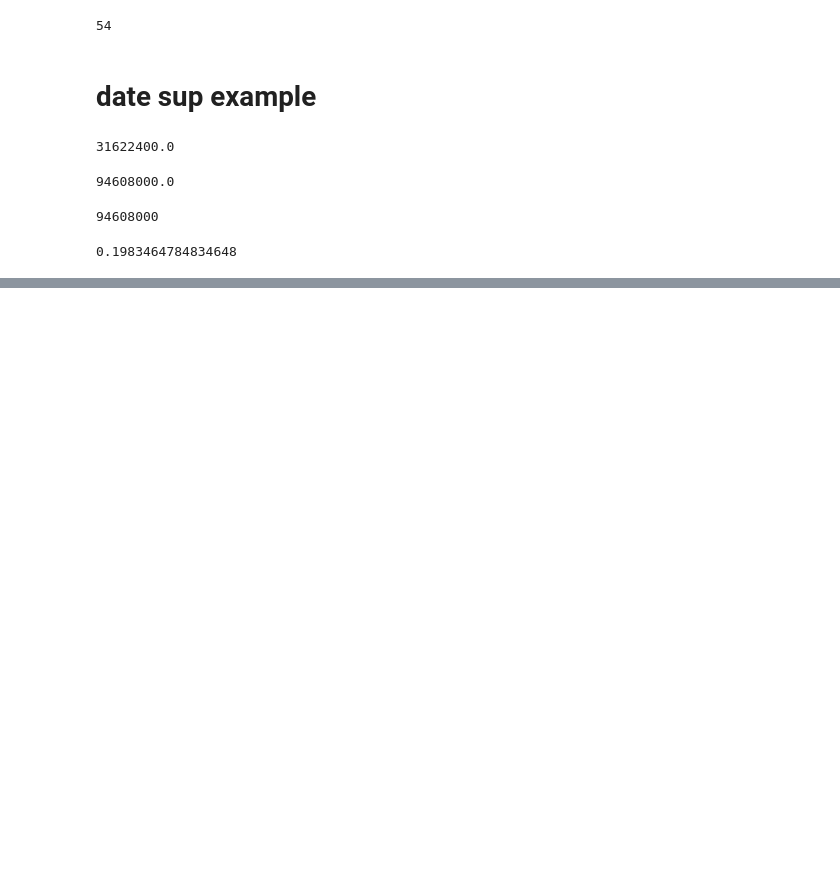
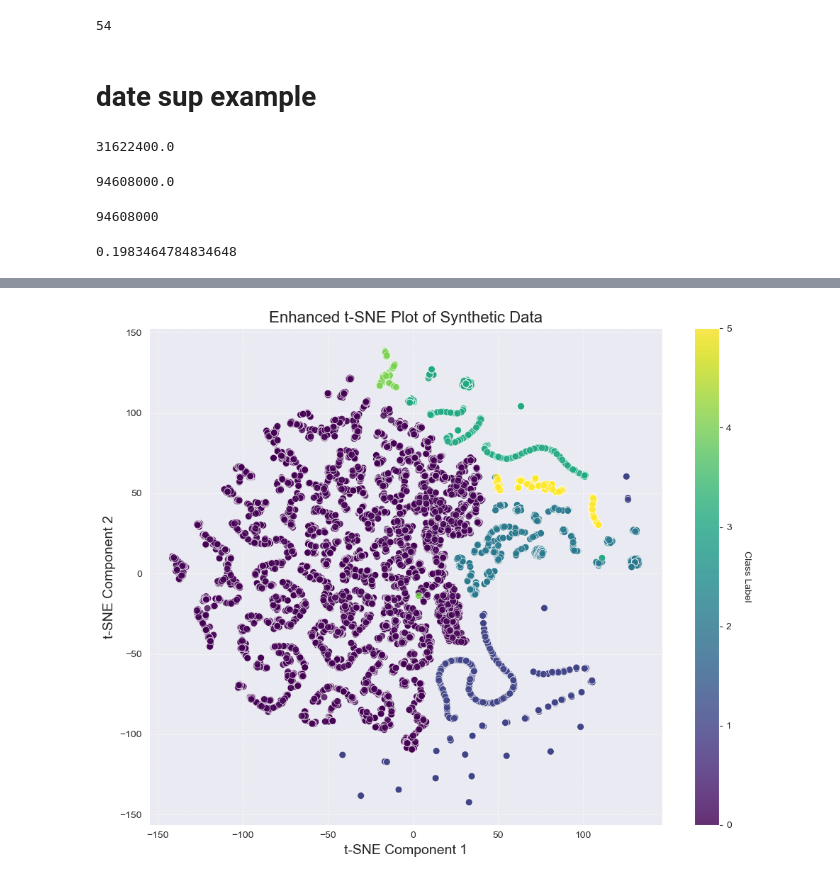
Before and after one commit to l4vd/Ba_first_tries, a Jupyter notebook: models/Original_MLP/try.ipynb, the cells around one changed output, grey strips where cells are left out. Cells and saved outputs as stored; diff of their text form; code cells hidden in the pictures; blank space fills up the shorter version.

```diff
--- a/models/Original_MLP/try.ipynb
+++ b/models/Original_MLP/try.ipynb
@@ -991,0 +1193,26 @@ superstar(2, dist, pos)
+# %%
+import seaborn as sns
+# Set up the figure
+plt.figure(figsize=(10, 8))
+
+# Use seaborn to create a scatter plot with a color palette
+palette = sns.color_palette("viridis", as_cmap=True)
+scatter = plt.scatter(X_tsne[:, 0], X_tsne[:, 1], c=y, cmap=palette, s=50, alpha=0.8, edgecolor='w', linewidth=0.5)
+
+# Add a color bar
+cbar = plt.colorbar(scatter)
+cbar.set_label('Class Label', rotation=270, labelpad=20)
+
+# Add titles and labels
+plt.title('Enhanced t-SNE Plot of Synthetic Data', fontsize=16)
+plt.xlabel('t-SNE Component 1', fontsize=14)
+plt.ylabel('t-SNE Component 2', fontsize=14)
+
+# Improve layout
+plt.grid(True, linestyle='--', alpha=0.6)
+plt.tight_layout()
+
+# Show the plot
+plt.show()
+# %% [output]
+[figure, added]
```
Also changed, not shown: parts of 7 cells of this notebook.
